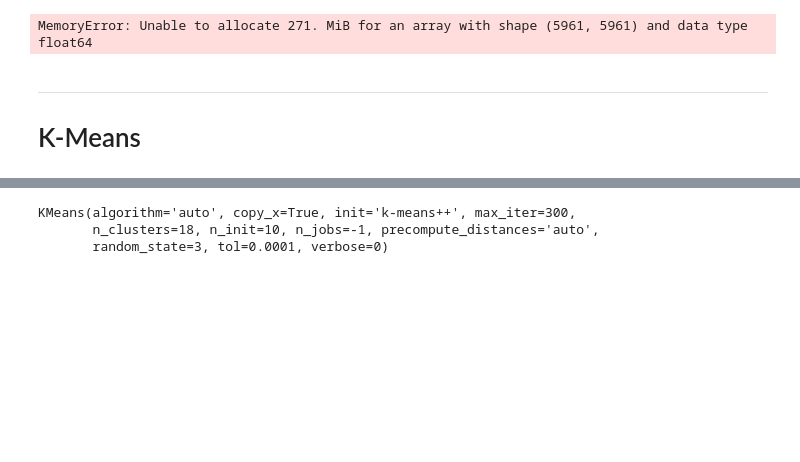
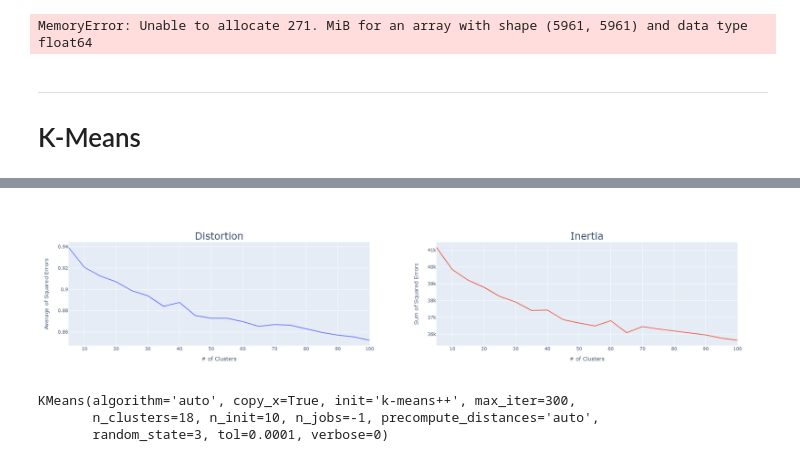
Before and after one commit to Morgan-Sell/darknet-economics, a Jupyter notebook: kmeans_wallstreet.ipynb, the cells around one changed output, grey strips where cells are left out. Cells and saved outputs as stored; diff of their text form; code cells hidden in the pictures; blank space fills up the shorter version.

Commit message:
Added elbow charts.

```diff
--- a/kmeans_wallstreet.ipynb
+++ b/kmeans_wallstreet.ipynb
@@ -36,7 +38,7 @@ from src.process_text_variables import contracted_words_dict, stop_words_dict, p
 ## Data Import and Tf-Idf Vectorization
 # %%
 wallstreet = pd.read_csv('data/wallstreet_master.csv', engine='python')
-wallstreet['lemmatized_tokens'] = wallstreet['contentWithHTMLTag'].apply(lambda x: nlp_topic_utils.process_text(x, contracted_words_dict, punc, stop_words_dict, min_len=1))
+wallstreet['lemmatized_tokens'] = wallstreet['contentWithHTMLTag'].apply(lambda x: nlp_utils.process_text(x, contracted_words_dict, punc, stop_words_dict, min_len=1))
 docs_raw = [' '.join(d) for d in wallstreet['lemmatized_tokens']]
 # %%
 n_topics = 20
@@ -48,7 +50,7 @@ max_iterations = 25
 random_state=3
 min_len = 1
 # %%
-docs_vectorized, vectorizer = nlp_topic_utils.tfidf_vectorizer(docs_raw, min_doc_freq, max_doc_freq, max_features, ngram_rng)
+docs_vectorized, vectorizer = nlp_utils.tfidf_vectorizer(docs_raw, min_doc_freq, max_doc_freq, max_features, ngram_rng)
 # %% [markdown]
 ---
 # Incremental PCA
@@ -144,5 +158,5 @@ plt.tight_layout();
 # %%
-def plot_elbow_graphs(k_rng, distortions, inertias):
+def plot_distortion_inertia(k_rng, distortions, inertias):
     '''
     Use plots to determine optimal number of clusters.
     '''
@@ -157,8 +171,13 @@ def plot_elbow_graphs(k_rng, distortions, inertias):
     fig.update_yaxes(title_text="Sum of Squared Errors", row=1, col=2)
 
     fig.update_layout(showlegend=False)
+    for i in fig['layout']['annotations']:
+        i['font'] = dict(size=26)
+
+    file_path = 'C:/Users/morga/OneDrive/Documents/22_Udacity_ML_Nanodegree/darknet-economics/img/plot_distortion_inertia.jpg'
+    fig.write_image(file_path)
 
     fig.show();
 # %%
-kmeans_utils.plot_distortion_inertia(k_rng, distortions, inertias)
+plot_distortion_inertia(k_rng, distortions, inertias)
 # %% [output]
@@ -166,3 +184,4 @@ kmeans_utils.plot_distortion_inertia(k_rng, distortions, inertias)
+[figure, added]
 # %%
 # Instiate KMeans model object.
 # Input k
```
Also changed, not shown: parts of 5 cells of this notebook, 8 other files.
